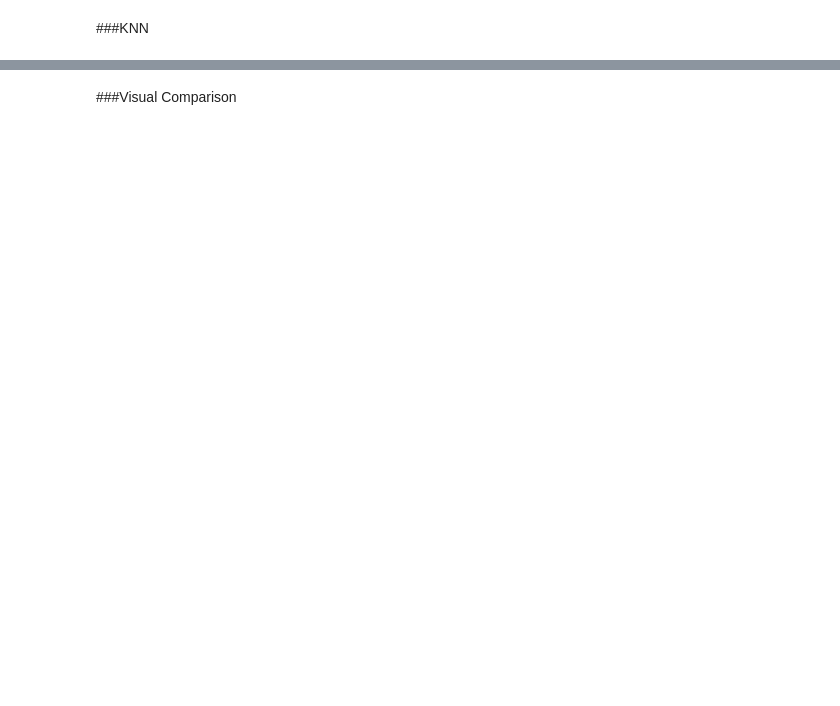
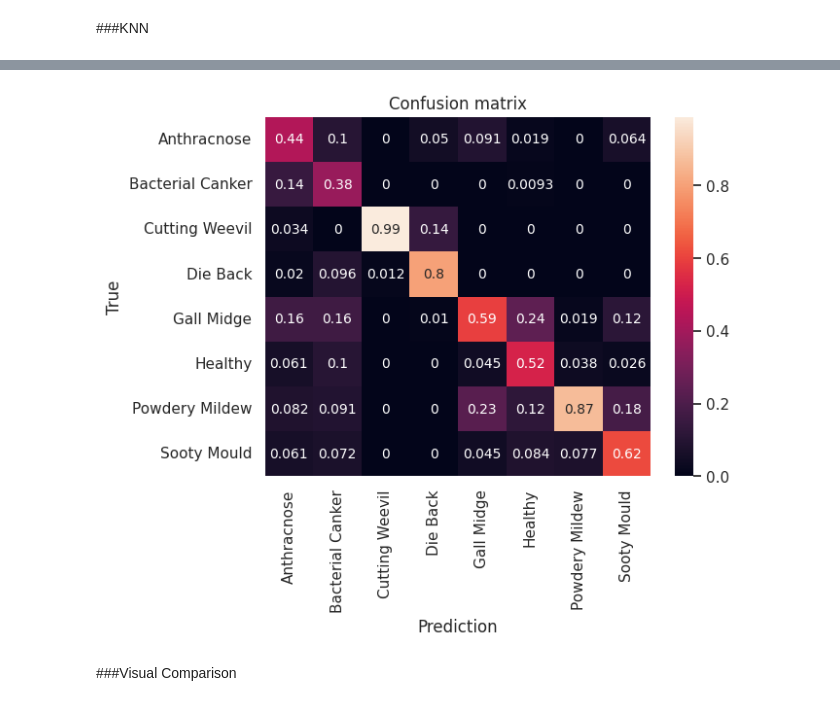
Before and after one commit to mayukhathumiki876/Maongo-Leaf-Disease-Image-Classification, a Jupyter notebook: Main_Project.ipynb, the cells around one changed output, grey strips where cells are left out. Saved outputs shown, nothing was run; the diff lists cells and outputs as text; code cells hidden in the pictures; blank space fills up the shorter version.

```diff
--- a/Main_Project.ipynb
+++ b/Main_Project.ipynb
@@ -831,0 +832,16 @@ plt.show()
+# %%
+# Define classifiers
+tree_clf = DecisionTreeClassifier(max_depth=4)
+nb_clf = MultinomialNB()
+ann_clf = MLPClassifier(hidden_layer_sizes=(128,), activation='relu', solver='adam', max_iter=100)
+knn_clf = KNeighborsClassifier(n_neighbors=5)
+
+# Define voting classifier
+voting_clf = VotingClassifier(estimators=[('tree', tree_clf),
+                                          ('nb', nb_clf),
+                                          ('ann', ann_clf),
+                                          ('knn', knn_clf)],
+                              voting='hard')
+
+# Train the voting classifier on the training data
+voting_model = voting_clf.fit(X_train, y_train)
@@ -832,3 +901,14 @@ plt.show()
+# %%
+res = confusion_matrix(y_test, vc_y_pred_test , normalize='pred')
+cm = pd.DataFrame(res, class_names, class_names)
+sns.set(font_scale=1)
+ax=plt.subplot()
+sns.heatmap(cm, annot=True, annot_kws={"size": 10})
+ax.set_xlabel('Prediction');ax.set_ylabel('True');
+ax.set_title('Confusion matrix');
+plt.show()
+# %% [output]
+[figure, added]
 # %% [markdown]
 ###Visual Comparison
 # %%
```
Also changed, not shown: parts of 50 cells of this notebook.
